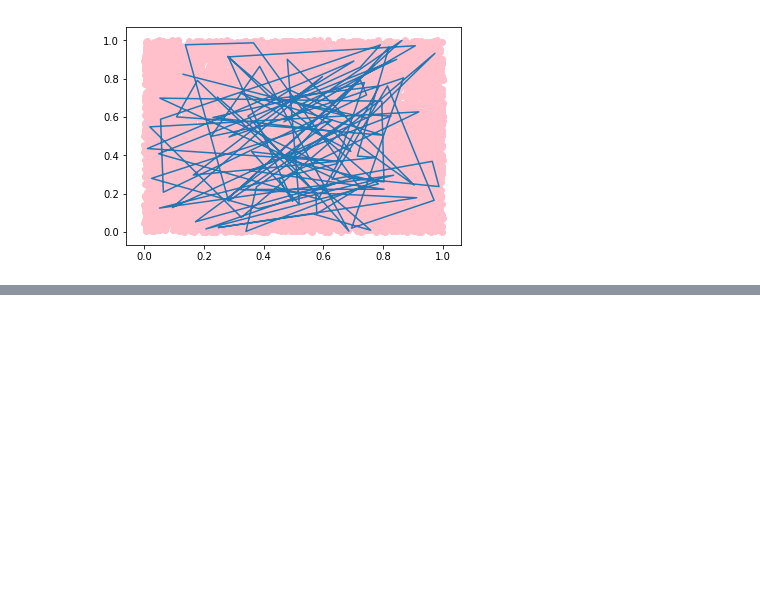
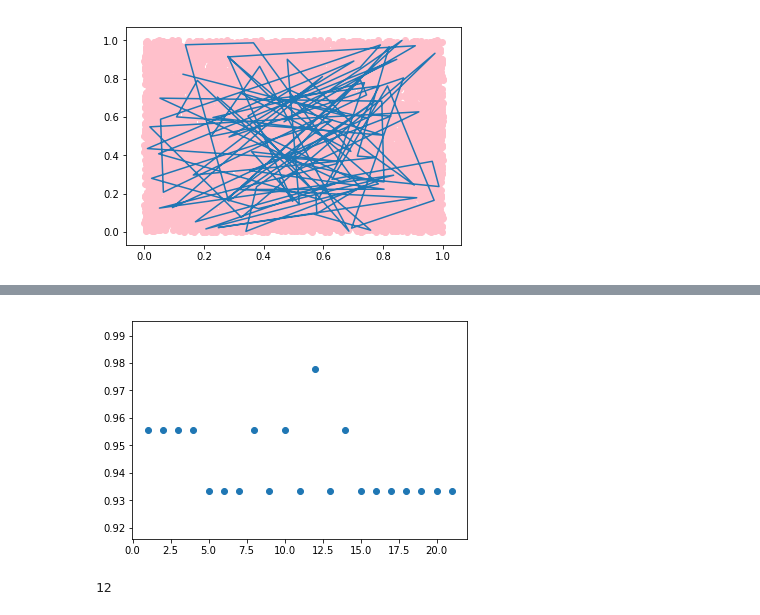
Before and after one commit to yoyo841113/hello-world, a Jupyter notebook: B03090071.ipynb, the cells around one changed output, grey strips where cells are left out. Drawn from its saved outputs; the diff is of its cells as text; code cells hidden in the pictures; blank space fills up the shorter version.

```diff
--- a/B03090071.ipynb
+++ b/B03090071.ipynb
@@ -160,0 +462,75 @@ pt.show()
+# %%
+from sklearn.datasets import load_iris
+from sklearn import tree
+from sklearn.cross_validation import train_test_split
+from sklearn import metrics
+iris = load_iris()
+iris_X = iris.data
+iris_y = iris.target
+train_X, test_X, train_y, test_y = train_test_split(iris_X, iris_y, test_size = 0.3)
+clf = tree.DecisionTreeClassifier()
+clf = clf.fit(iris.data, iris.target)
+test_y_predicted = clf.predict(test_X)
+print(test_y_predicted)
+print(test_y)
+accuracy = metrics.accuracy_score(test_y, test_y_predicted)
+print(accuracy)
+
+from sklearn.datasets import load_iris
+from sklearn import neighbors
+from sklearn.cross_validation import train_test_split
+from sklearn import metrics
+
+# 讀入鳶尾花資料
+iris = load_iris()
+iris_X = iris.data
+iris_y = iris.target
+
+# 切分訓練與測試資料
+train_X, test_X, train_y, test_y = train_test_split(iris_X, iris_y, test_size = 0.3)
+
+# 建立分類器
+clf = neighbors.KNeighborsClassifier()
+iris_clf = clf.fit(train_X, train_y)
+
+# 預測
+test_y_predicted = iris_clf.predict(test_X)
+print(test_y_predicted)
+
+# 標準答案
+print(test_y)
+accuracy = metrics.accuracy_score(test_y, test_y_predicted)
+print(accuracy)
+
+from sklearn.datasets import load_iris
+from sklearn import neighbors
+from sklearn.cross_validation import train_test_split
+from sklearn import metrics
+import numpy as np
+import matplotlib.pyplot as plt
+
+# 讀入鳶尾花資料
+iris = load_iris()
+iris_X = iris.data
+iris_y = iris.target
+
+# 切分訓練與測試資料
+train_X, test_X, train_y, test_y = train_test_split(iris_X, iris_y, test_size = 0.3)
+
+# 選擇 k
+range = np.arange(1, round(0.2 * train_X.shape[0]) + 1)
+accuracies = []
+
+for i in range:
+    clf = neighbors.KNeighborsClassifier(n_neighbors = i)
+    iris_clf = clf.fit(train_X, train_y)
+    test_y_predicted = iris_clf.predict(test_X)
+    accuracy = metrics.accuracy_score(test_y, test_y_predicted)
+    accuracies.append(accuracy)
+
+# 視覺化
+plt.scatter(range, accuracies)
+plt.show()
+appr_k = accuracies.index(max(accuracies)) + 1
+print(appr_k)
+# %% [output]
@@ -160,0 +547,2 @@ pt.show()
+[figure, added]
+12
```
Also changed, not shown: parts of 12 cells of this notebook.
